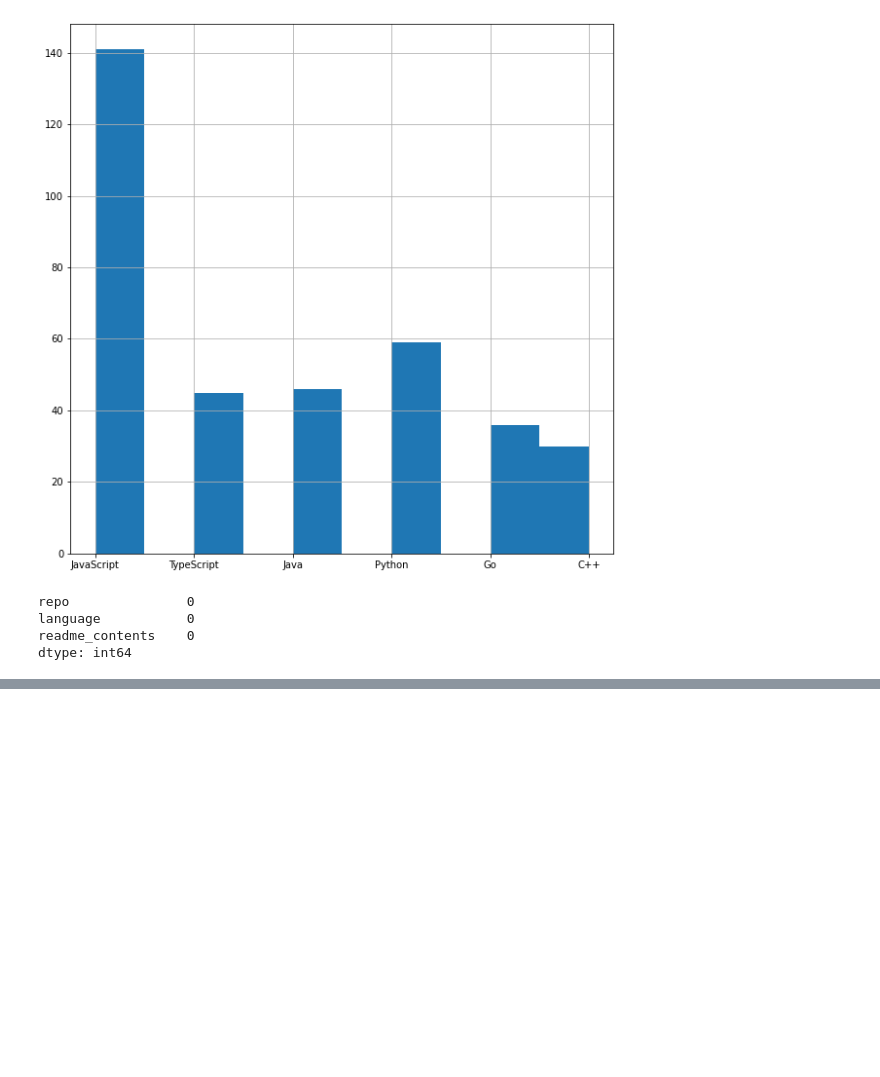
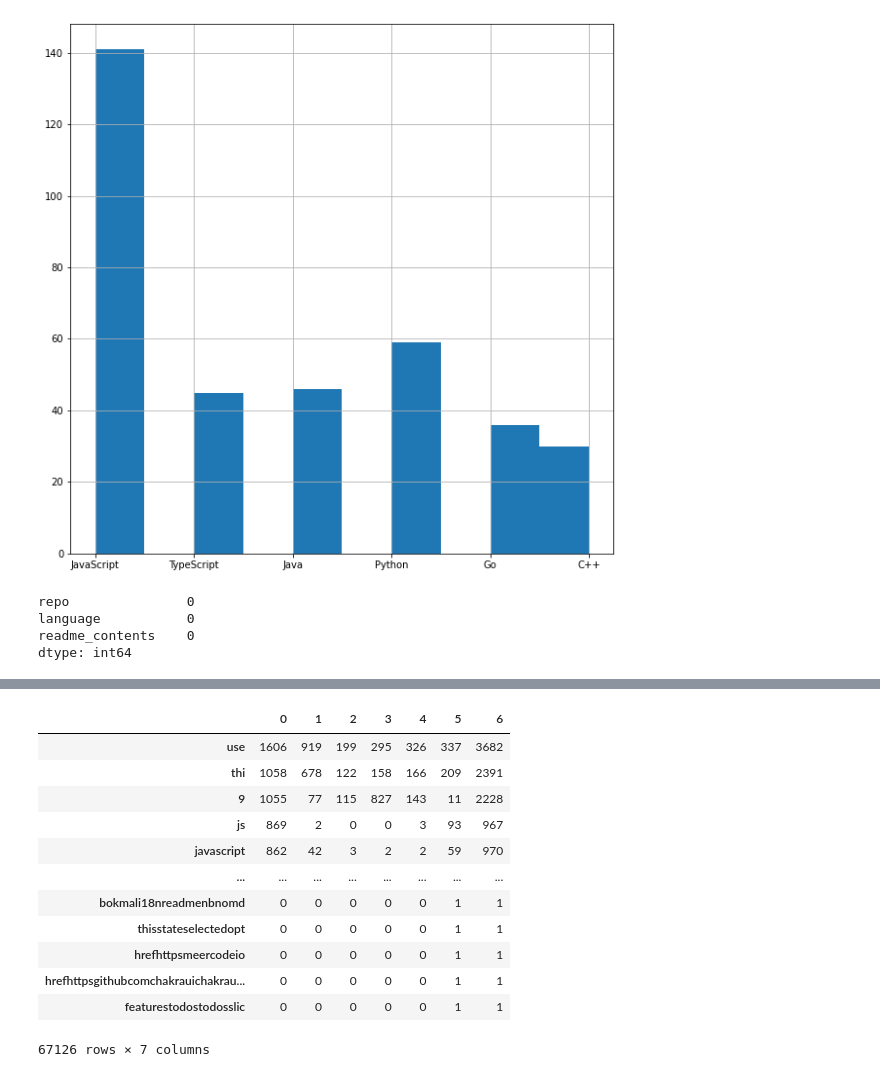
Before and after one commit to nlpsuperstar/nlp_team_project, a Jupyter notebook: Sarahs_scratch_notebook.ipynb, the cells around one changed output, grey strips where cells are left out. Saved outputs shown, nothing was run; the diff lists cells and outputs as text; code cells hidden in the pictures; blank space fills up the shorter version.

```diff
--- a/Sarahs_scratch_notebook.ipynb
+++ b/Sarahs_scratch_notebook.ipynb
@@ -218,0 +217,16 @@ pd.concat([JavaScript_freq, Python_freq, Java_freq, Go_freq, C_freq, TS_freq, al
+# %%
+pd.concat([JavaScript_freq, Python_freq, Java_freq, Go_freq, C_freq, TS_freq, all_words_freq], axis = 1).fillna(0).astype(int)
+# %% [output]
+|  | 0 | 1 | 2 | 3 | 4 | 5 | 6 |
+| use | 1606 | 919 | 199 | 295 | 326 | 337 | 3682 |
+| thi | 1058 | 678 | 122 | 158 | 166 | 209 | 2391 |
+| 9 | 1055 | 77 | 115 | 827 | 143 | 11 | 2228 |
+| js | 869 | 2 | 0 | 0 | 3 | 93 | 967 |
+| javascript | 862 | 42 | 3 | 2 | 2 | 59 | 970 |
+| ... | ... | ... | ... | ... | ... | ... | ... |
+| bokmali18nreadmenbnomd | 0 | 0 | 0 | 0 | 0 | 1 | 1 |
+| thisstateselectedopt | 0 | 0 | 0 | 0 | 0 | 1 | 1 |
+| hrefhttpsmeercodeio | 0 | 0 | 0 | 0 | 0 | 1 | 1 |
+| hrefhttpsgithubcomchakrauichakrau... | 0 | 0 | 0 | 0 | 0 | 1 | 1 |
+| featurestodostodosslic | 0 | 0 | 0 | 0 | 0 | 1 | 1 |
+67126 rows × 7 columns
```
Also changed, not shown: parts of 27 cells of this notebook, 1 other file.
